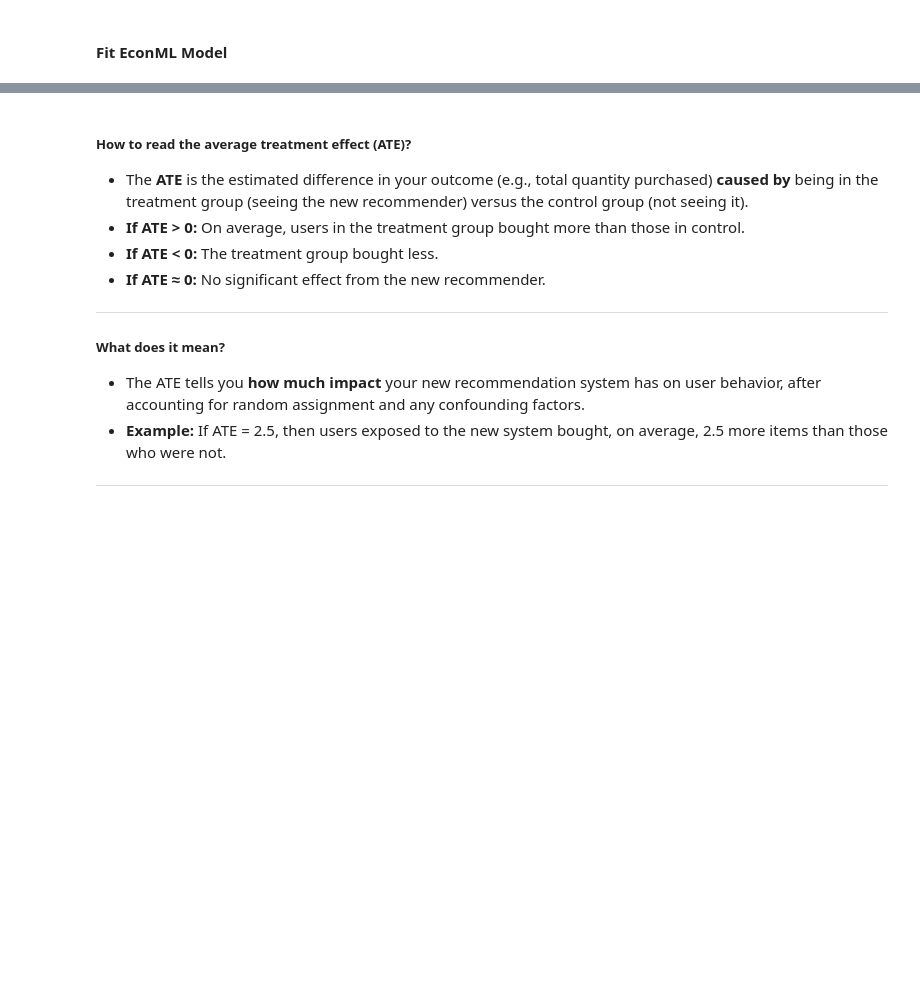
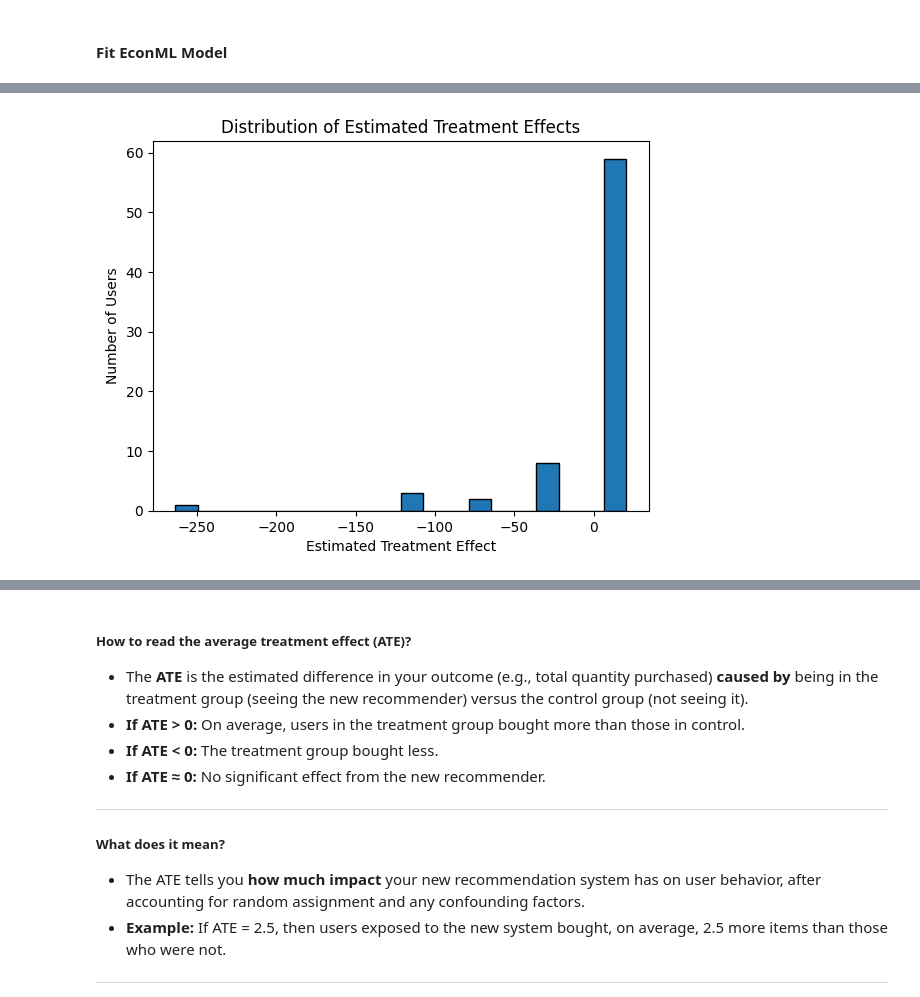
Before and after one commit to tksy1227/ICP_Group5, a Jupyter notebook: final_model_recsys_prototype.ipynb, the cells around one changed output, grey strips where cells are left out. Drawn from its saved outputs; the diff is of its cells as text; code cells hidden in the pictures; blank space fills up the shorter version.

```diff
--- a/final_model_recsys_prototype.ipynb
+++ b/final_model_recsys_prototype.ipynb
@@ -891,0 +964,10 @@ Average Treatment Effect: 0.4268189497716934
+# %%
+# Visualize the distribution of estimated treatment effects for your users
+treatment_effects = model.effect(X)
+plt.hist(treatment_effects, bins=20, edgecolor='k')
+plt.xlabel("Estimated Treatment Effect")
+plt.ylabel("Number of Users")
+plt.title("Distribution of Estimated Treatment Effects")
+plt.show()
+# %% [output]
+[figure, added]
```
Also changed, not shown: parts of 12 cells of this notebook.
